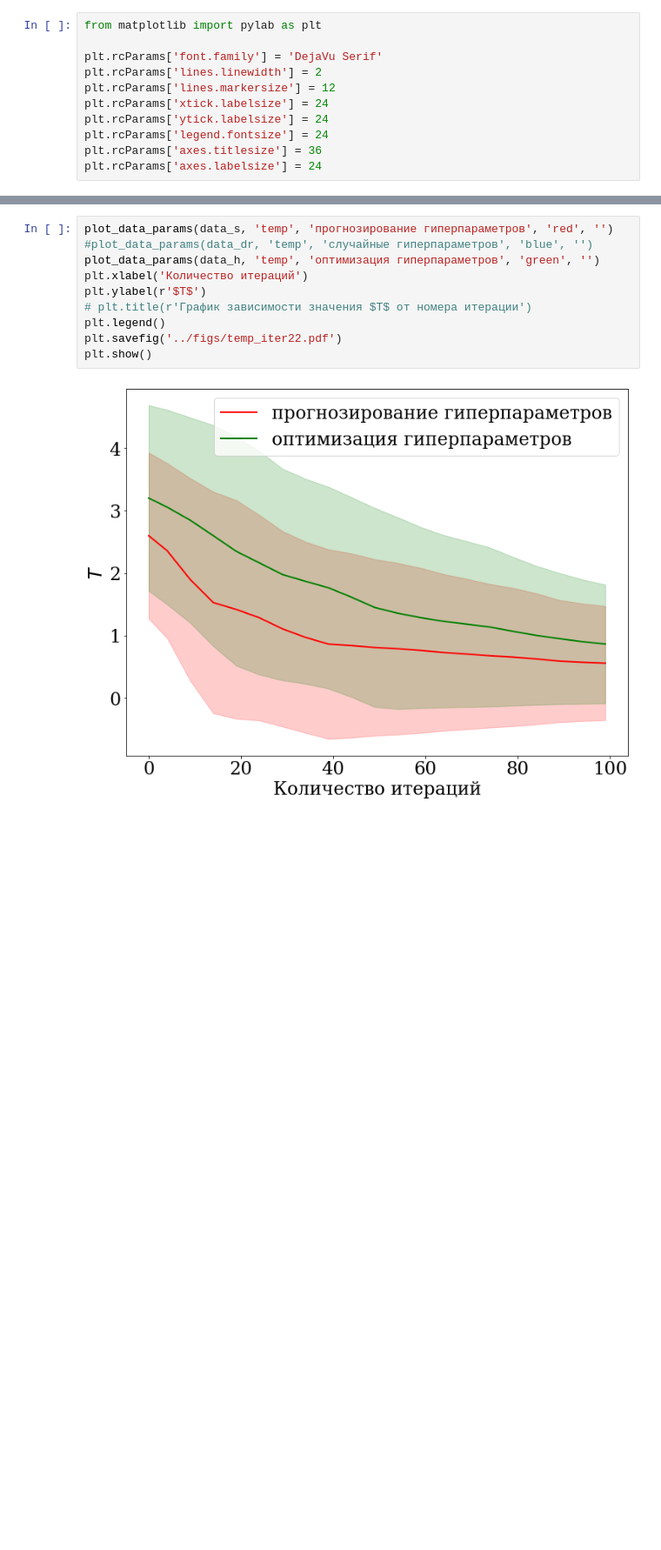
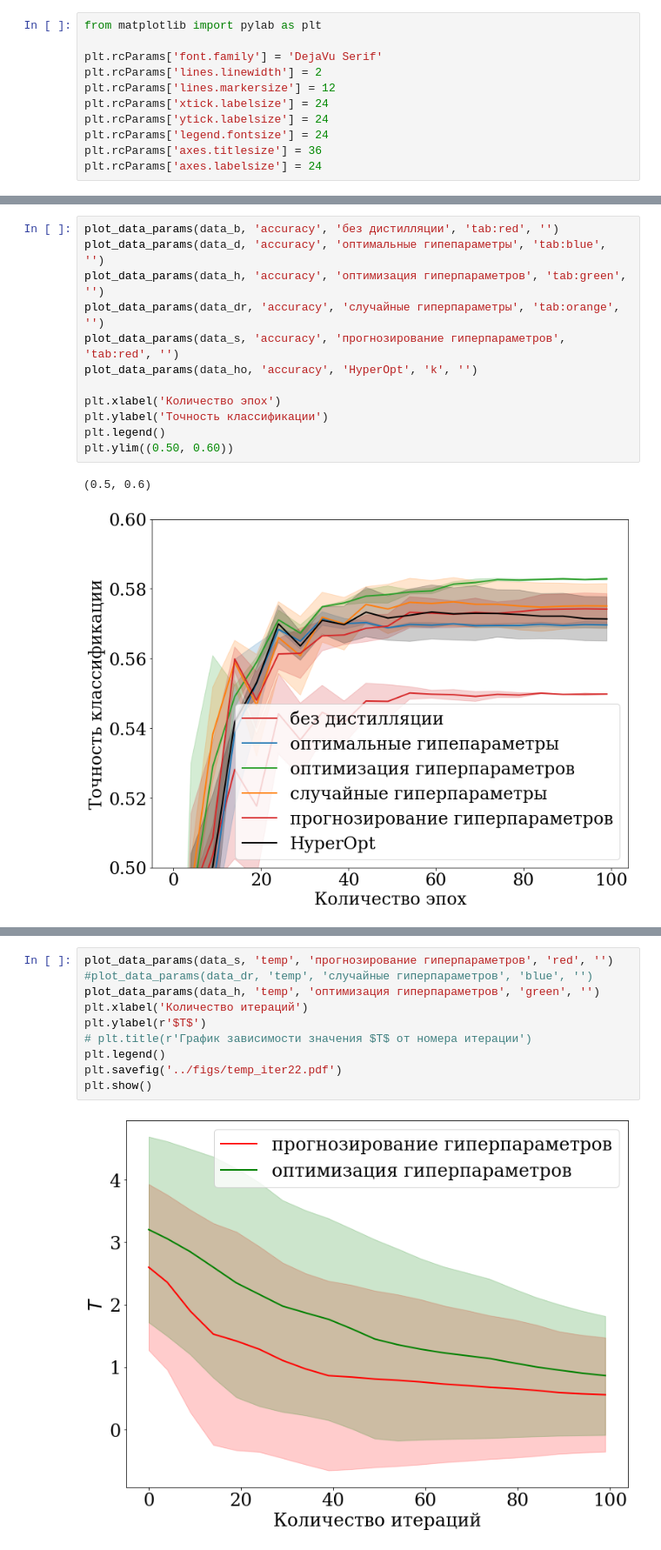
Before and after one commit to Intelligent-Systems-Phystech/MetaOptDistillation, a Jupyter notebook: notebooks/cifar_data_experiment.ipynb, the cells around one changed output, grey strips where cells are left out. Shown at 87% size. Cells and saved outputs as stored; diff of their text form; blank space fills up the shorter version.

```diff
--- a/notebooks/cifar_data_experiment.ipynb
+++ b/notebooks/cifar_data_experiment.ipynb
@@ -264,3 +267,18 @@ plt.savefig('../figs/acc_22.pdf')
+# %%
+plot_data_params(data_b, 'accuracy', 'без дистилляции', 'tab:red', '')
+plot_data_params(data_d, 'accuracy', 'оптимальные гипепараметры', 'tab:blue', '')
+plot_data_params(data_h, 'accuracy', 'оптимизация гиперпараметров', 'tab:green', '')
+plot_data_params(data_dr, 'accuracy', 'случайные гиперпараметры', 'tab:orange', '')
+plot_data_params(data_s, 'accuracy', 'прогнозирование гиперпараметров', 'tab:red', '')
+plot_data_params(data_ho, 'accuracy', 'HyperOpt', 'k', '')
+
+plt.xlabel('Количество эпох')
+plt.ylabel('Точность классификации')
+plt.legend()
+plt.ylim((0.50, 0.60))
+# %% [output]
+(0.5, 0.6)
+[figure, added]
 # %%
 plot_data_params(data_s, 'lambda1', 'прогнозирование гиперпараметров', 'red', '')
 # plot_data_params(data_dr, 'lambda1', 'случайные гиперпараметров', 'blue', '')
```
Also changed, not shown: parts of 16 cells of this notebook, 3 other files.
